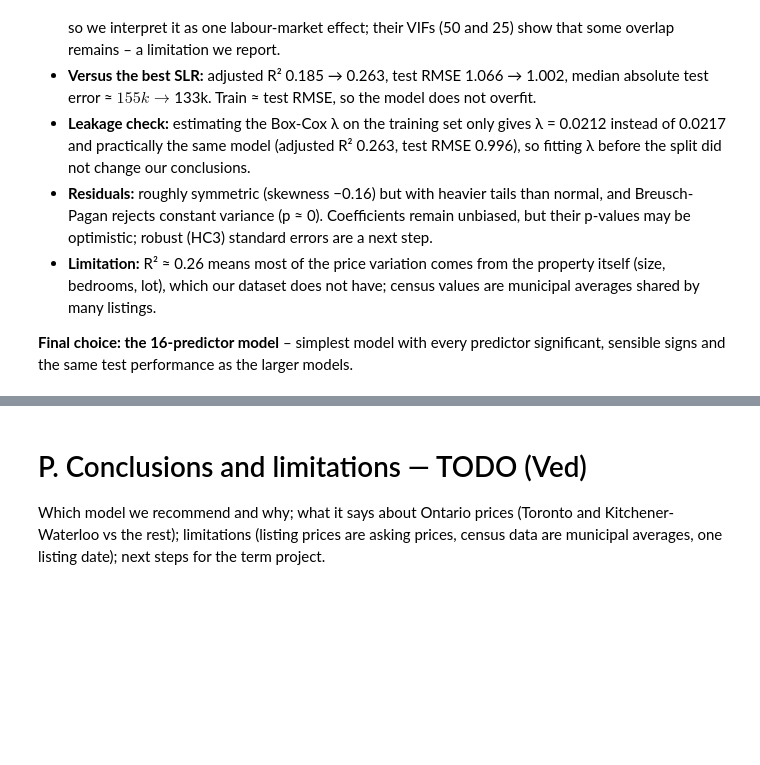
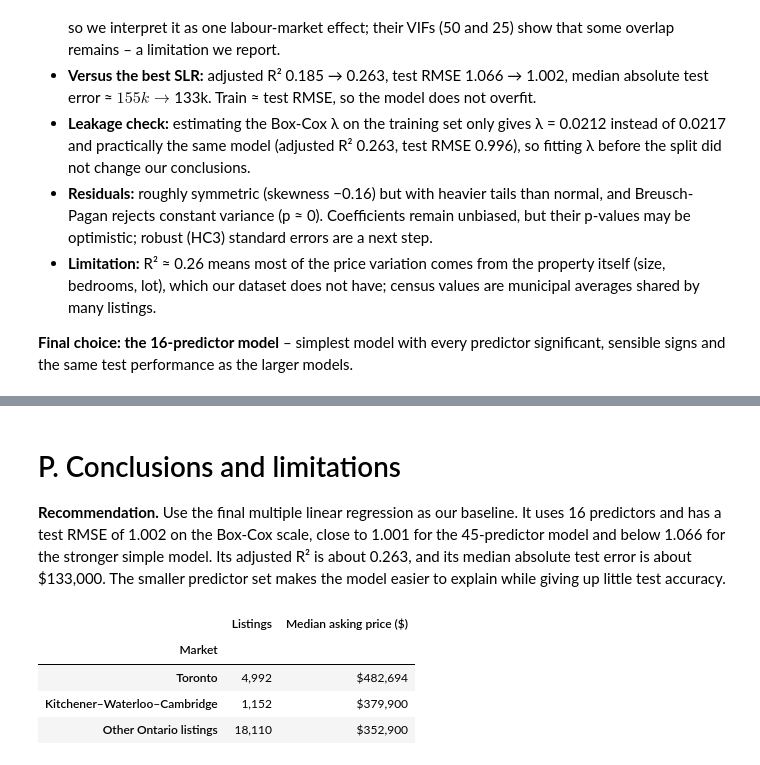
Before and after one commit to antoniosg2025-stack/PROG8431_Group5, a Jupyter notebook: ProblemAnalysisWorkshopC/Workshop_C_Linear_Regression.ipynb, the cells around one changed output, grey strips where cells are left out. Cells and saved outputs as stored; diff of their text form; code cells hidden in the pictures; blank space fills up the shorter version.

```diff
--- a/ProblemAnalysisWorkshopC/Workshop_C_Linear_Regression.ipynb
+++ b/ProblemAnalysisWorkshopC/Workshop_C_Linear_Regression.ipynb
@@ -1238,5 +1301,25 @@ Use the values already computed in L and M (`slr_comparison`, `model_comparison`
 # %% [markdown]
-# P. Conclusions and limitations — TODO (Ved)
+# P. Conclusions and limitations
 
-Which model we recommend and why; what it says about Ontario prices (Toronto and Kitchener-Waterloo vs the rest);
-limitations (listing prices are asking prices, census data are municipal averages, one listing date); next steps for the term project.
+**Recommendation.** Use the final multiple linear regression as our baseline. It uses 16 predictors and has a test RMSE of 1.002 on the Box-Cox scale, close to 1.001 for the 45-predictor model and below 1.066 for the stronger simple model. Its adjusted R² is about 0.263, and its median absolute test error is about $133,000. The smaller predictor set makes the model easier to explain while giving up little test accuracy.
+# %%
+# Group listings by the municipalities matched in Section C.
+kwc = "Kitchener–Waterloo–Cambridge"
+market_labels = {"Toronto": "Toronto", "Kitchener": kwc, "Waterloo": kwc, "Cambridge": kwc}
+market = study_df["municipality"].map(market_labels).fillna("Other Ontario listings")
+market_prices = (
+    study_df["price"].groupby(market)
+    .agg(["size", "median"])
+    .reindex(["Toronto", kwc, "Other Ontario listings"])
+    .rename(columns={"size": "Listings", "median": "Median asking price ($)"})
+    .rename_axis("Market")
+)
+market_prices["Listings"] = market_prices["Listings"].map("{:,.0f}".format)
+market_prices["Median asking price ($)"] = market_prices["Median asking price ($)"].map("${:,.0f}".format)
+display(market_prices)
+# %% [output]
+|  | Listings | Median asking price ($) |
+| Market |  |  |
+| Toronto | 4,992 | $482,694 |
+| Kitchener–Waterloo–Cambridge | 1,152 | $379,900 |
+| Other Ontario listings | 18,110 | $352,900 |
```
Also changed, not shown: parts of 7 cells of this notebook, 1 other file.
